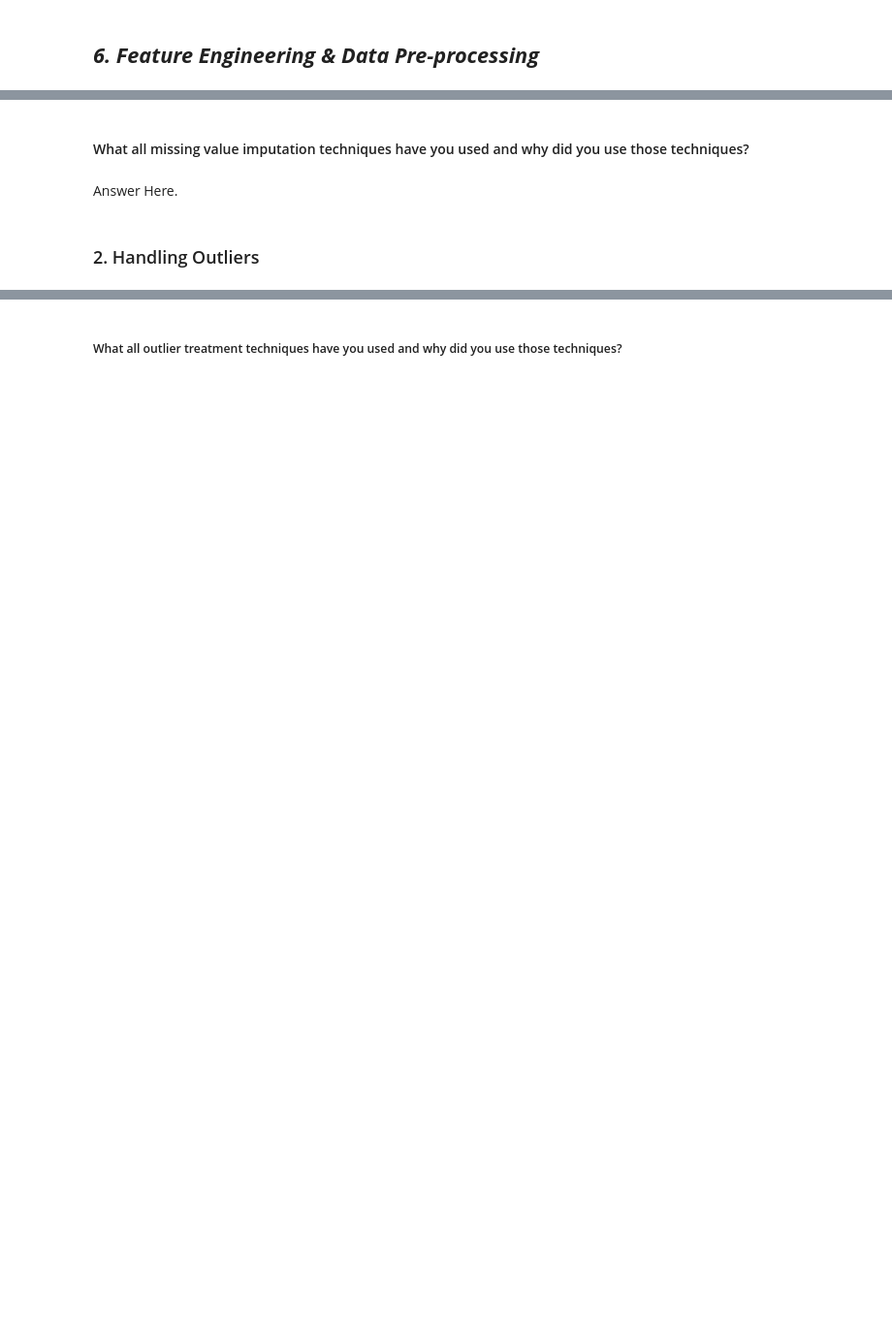
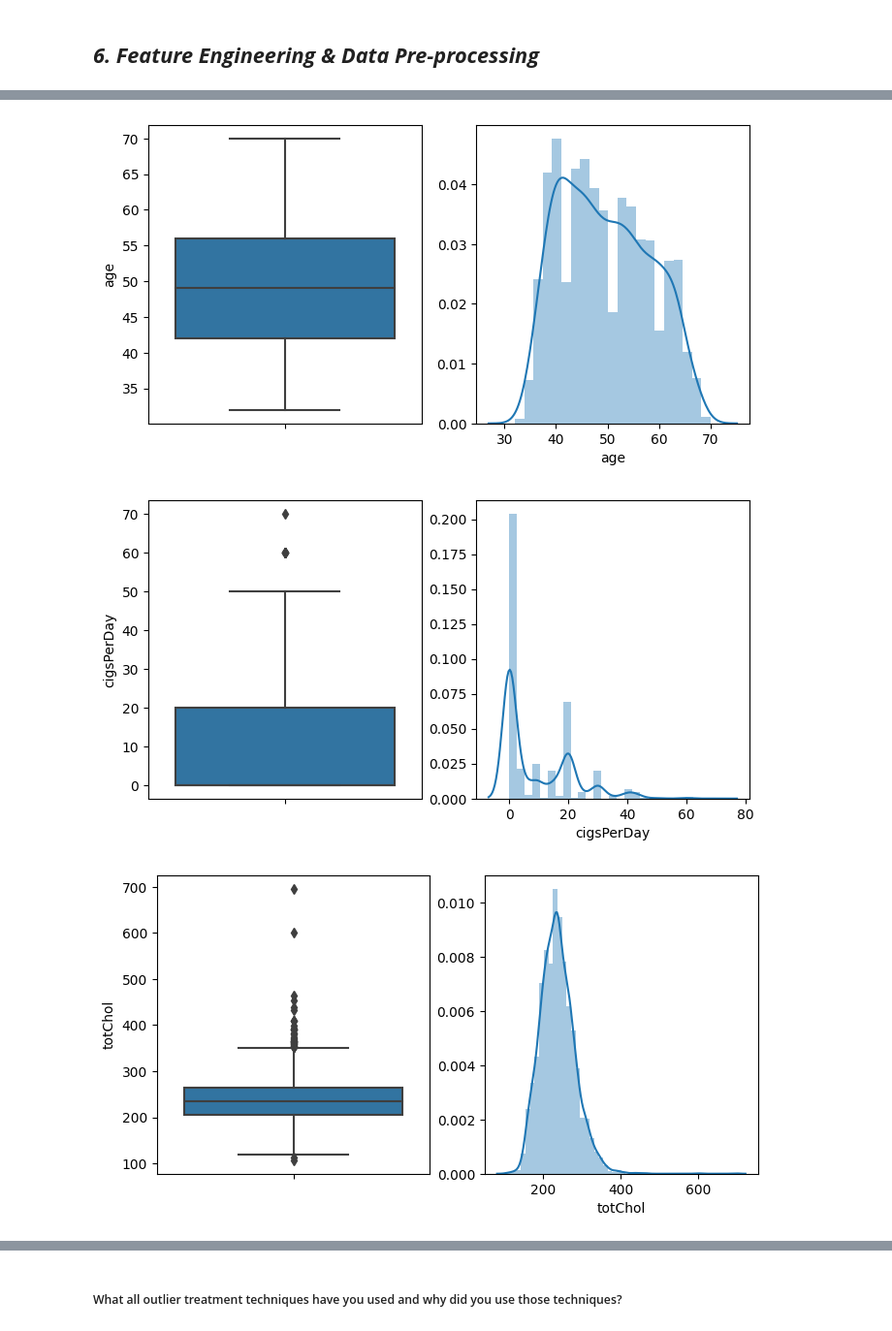
Before and after one commit to OmprakashDebata/Cardiovascular_Prediction_Classifcation, a Jupyter notebook: Cardiovascular_prediction_individual.ipynb, the cells around one changed output, grey strips where cells are left out. Shown at 97% size. Cells and saved outputs as stored; diff of their text form; code cells hidden in the pictures; blank space fills up the shorter version.

```diff
--- a/Cardiovascular_prediction_individual.ipynb
+++ b/Cardiovascular_prediction_individual.ipynb
@@ -873,6 +926,0 @@ Answer Here.
-# %% [markdown]
-#### What all missing value imputation techniques have you used and why did you use those techniques?
-# %% [markdown]
-Answer Here.
-# %% [markdown]
-### 2. Handling Outliers
@@ -880,0 +927,18 @@ Answer Here.
+# %%
+# Checking outliers
+for var in continuous:
+  plt.figure(figsize=(8,4))
+  plt.subplot(1, 2, 1)
+  fig = sns.boxplot(y=data[var])
+  fig.set_title('')
+  fig.set_ylabel(var)
+
+  plt.subplot(1, 2, 2)
+  fig = sns.distplot(data[var].dropna())
+  fig.set_ylabel('')
+  fig.set_xlabel(var)
+  plt.show()
+# %% [output]
+[figure, added]
+[figure, added]
+[figure, added]
```
Also changed, not shown: parts of 113 cells of this notebook.
